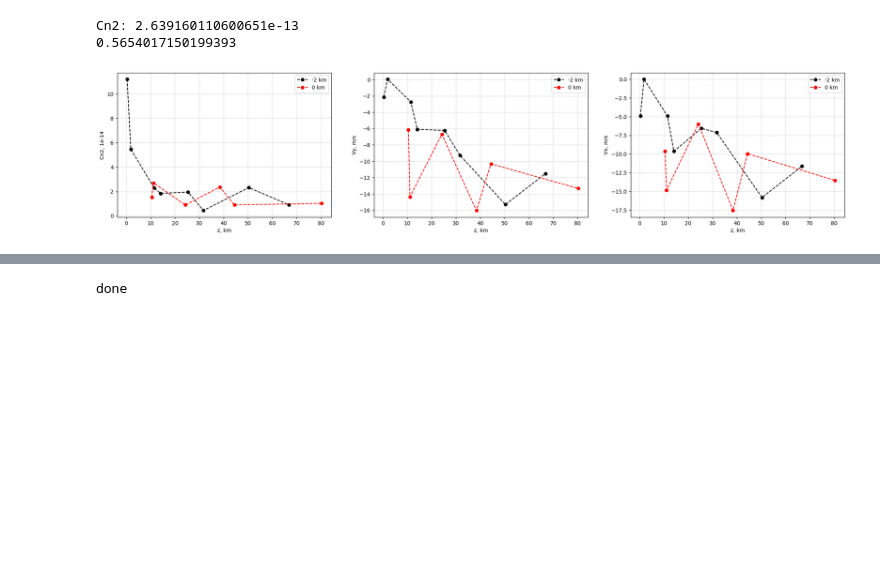
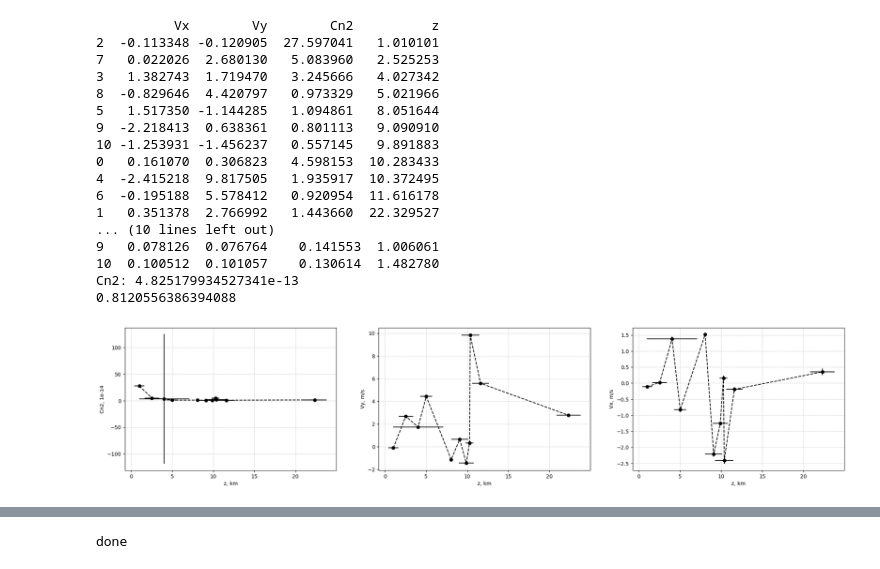
Before and after one commit to AntonMate/domecam, a Jupyter notebook: curvefitting_se.ipynb, the cells around one changed output, grey strips where cells are left out. Cells and saved outputs as stored; diff of their text form; code cells hidden in the pictures; blank space fills up the shorter version.

```diff
--- a/curvefitting_se.ipynb
+++ b/curvefitting_se.ipynb
@@ -275,0 +280,12 @@ def one_speckle_fit(params=None, data=None):
+# %%
+gain=1
+niter=50
+window=10
+thresh_type = 'multiotsu'
+
+if thresh_type == 'otsu':
+    thresh = threshold_otsu(data)
+if thresh_type == 'multiotsu':
+    thresh = threshold_multiotsu(data)[0]
+
+plt.imshow(data>thresh)
@@ -276,6 +295,5 @@ def one_speckle_fit(params=None, data=None):
 # %%
-comps, residual, clean, params = CLEAN(data, gain=1, thresh=threshold_otsu(data), niter=50, window=10)
-# переделать КЛИН без этих баунс!!!!!!!!!!!!!!!!
+comps, residual, clean, params, errors, conf = CLEAN(data, gain=gain, thresh=thresh, niter=niter, window=window)
 
 fig, (ax, ax2, ax3) = plt.subplots(1, 3, figsize=(25, 5))
 fig.colorbar(ax.imshow(data), ax=ax)
@@ -342,48 +370,61 @@ fig.savefig('D:/astro/clean4_0km.png', bbox_inches='tight')
 # %%
 import pandas as pd
 
-df2 = pd.DataFrame(params, columns = ['Vx','Vy','Cn2', 'z'])
-df2 = df2.sort_values(by=['z'])
-
-# df = pd.DataFrame(params, columns = ['Vx','Vy','Cn2', 'z'])
-# df = df.sort_values(by=['z'])
-# df['z'] -= 2
-# print(df)
+df = pd.DataFrame(params, columns = ['Vx','Vy','Cn2', 'z'])
+df = df.sort_values(by=['z'])
+df_err = pd.DataFrame(errors, columns = ['err_Vx','err_Vy','err_Cn2', 'err_z'])
+print(df)
+print(df_err)
 
 fig, (ax, ax2, ax3) = plt.subplots(1, 3, figsize=(25, 5))
 
-ax.plot(df['z'], df['Cn2'], 'o--', color='black', label='-2 km')
-ax2.plot(df['z'], df['Vy'], 'o--', color='black', label='-2 km')
-ax3.plot(df['z'], df['Vx'], 'o--', color='black', label='-2 km')
+ax.errorbar(df['z'], df['Cn2'], yerr=df_err['err_Cn2'], xerr=df_err['err_z'], fmt='o--', color='black')
+ax2.errorbar(df['z'], df['Vy'], yerr=df_err['err_Vy'], xerr=df_err['err_z'], fmt='o--', color='black')
+ax3.errorbar(df['z'], df['Vx'], yerr=df_err['err_Vx'], xerr=df_err['err_z'], fmt='o--', color='black')
 
-ax.plot(df2['z'], df2['Cn2'], 'o--', color='red', label='0 km')
-ax2.plot(df2['z'], df2['Vy'], 'o--', color='red', label='0 km')
-ax3.plot(df2['z'], df2['Vx'], 'o--', color='red', label='0 km')
+# ax.plot(df2['z'], df2['Cn2'], 'o--', color='red', label='0 km')
+# ax2.plot(df2['z'], df2['Vy'], 'o--', color='red', label='0 km')
+# ax3.plot(df2['z'], df2['Vx'], 'o--', color='red', label='0 km')
 
-ax.legend()
-ax2.legend()
-ax3.legend()
+# ax.legend()
+# ax2.legend()
+# ax3.legend()
 
 ax.set_ylabel('Cn2, 1e-14')
 ax.set_xlabel('z, km')
 ax2.set_ylabel('Vy, m/s')
 ax2.set_xlabel('z, km')
 ax3.set_ylabel('Vx, m/s')
 ax3.set_xlabel('z, km')
 
 ax.grid(color='grey', linestyle='--', linewidth=0.7, alpha=0.4)
 ax2.grid(color='grey', linestyle='--', linewidth=0.7, alpha=0.4)
 ax3.grid(color='grey', linestyle='--', linewidth=0.7, alpha=0.4)
 
 sum_cn2 = np.sum(df['Cn2'])*1e-14
 print('Cn2:', sum_cn2)
 lambda_ = 500 * pow(10, -9)
 r0 = pow(0.423 * pow((2*np.pi/lambda_), 2) * sum_cn2, -3/5)
 seeing = 206265 * 0.98 * lambda_/r0
 print(seeing)
 
-fig.savefig('D:/astro/profile.png', bbox_inches='tight')
+fig.savefig(f'D:/astro/profile_{file}_{z0}_{latency}.png', bbox_inches='tight')
 # %% [output]
-Cn2: 2.639160110600651e-13
-0.5654017150199393
+          Vx        Vy        Cn2          z
+2  -0.113348 -0.120905  27.597041   1.010101
+7   0.022026  2.680130   5.083960   2.525253
+3   1.382743  1.719470   3.245666   4.027342
+8  -0.829646  4.420797   0.973329   5.021966
+5   1.517350 -1.144285   1.094861   8.051644
+9  -2.218413  0.638361   0.801113   9.090910
+10 -1.253931 -1.456237   0.557145   9.891883
+0   0.161070  0.306823   4.598153  10.283433
+4  -2.415218  9.817505   1.935917  10.372495
+6  -0.195188  5.578412   0.920954  11.616178
+1   0.351378  2.766992   1.443660  22.329527
+... (10 lines left out)
+9   0.078126  0.076764    0.141553  1.006061
+10  0.100512  0.101057    0.130614  1.482780
+Cn2: 4.825179934527341e-13
+0.8120556386394088
-[figure, old version]
+[figure, new version]
```
Also changed, not shown: parts of 7 cells of this notebook, 1 other file.
